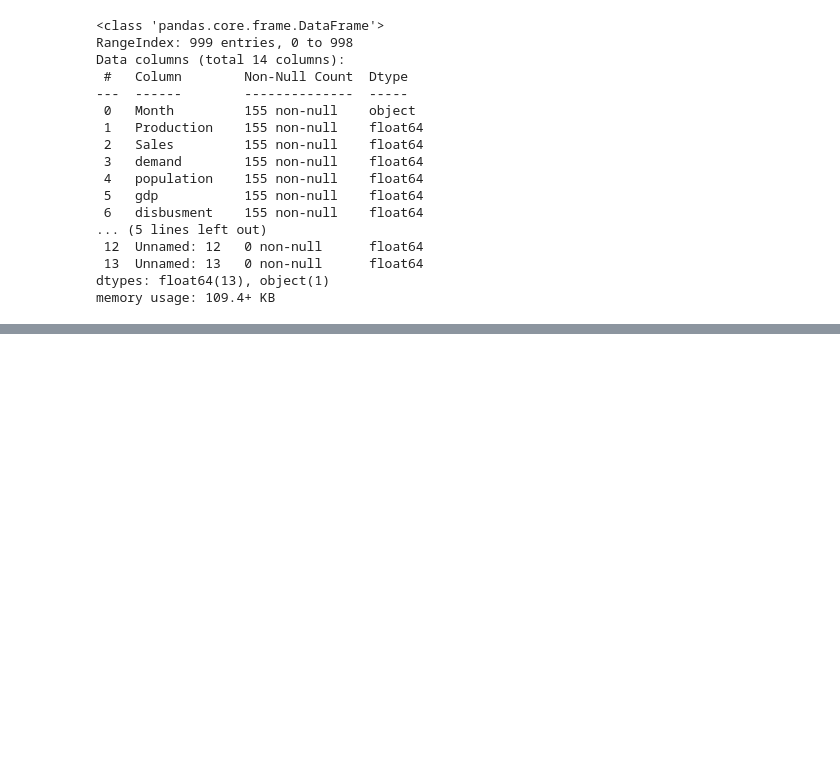
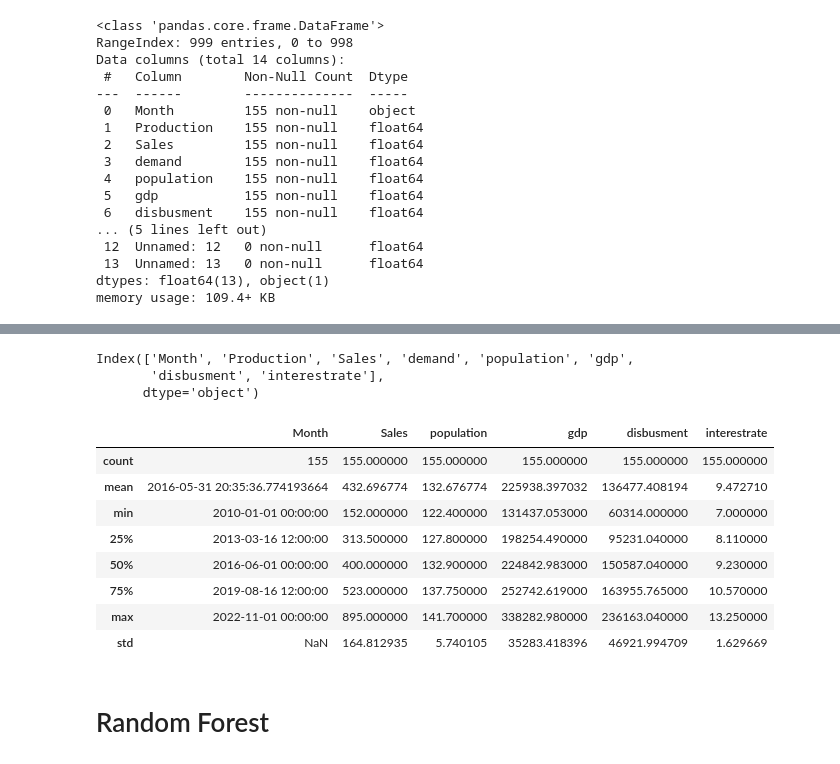
Before and after one commit to lfsotoc/cement_sales, a Jupyter notebook: notebook.ipynb, the cells around one changed output, grey strips where cells are left out. Saved outputs shown, nothing was run; the diff lists cells and outputs as text; code cells hidden in the pictures; blank space fills up the shorter version.

```diff
--- a/notebook.ipynb
+++ b/notebook.ipynb
@@ -32,0 +183,22 @@ memory usage: 109.4+ KB
+# %%
+df.columns
+# %% [output]
+Index(['Month', 'Production', 'Sales', 'demand', 'population', 'gdp',
+       'disbusment', 'interestrate'],
+      dtype='object')
+# %%
+df = df.drop(columns=['demand', 'Production'])
+# %%
+df.describe()
+# %% [output]
+|  | Month | Sales | population | gdp | disbusment | interestrate |
+| count | 155 | 155.000000 | 155.000000 | 155.000000 | 155.000000 | 155.000000 |
+| mean | 2016-05-31 20:35:36.774193664 | 432.696774 | 132.676774 | 225938.397032 | 136477.408194 | 9.472710 |
+| min | 2010-01-01 00:00:00 | 152.000000 | 122.400000 | 131437.053000 | 60314.000000 | 7.000000 |
+| 25% | 2013-03-16 12:00:00 | 313.500000 | 127.800000 | 198254.490000 | 95231.040000 | 8.110000 |
+| 50% | 2016-06-01 00:00:00 | 400.000000 | 132.900000 | 224842.983000 | 150587.040000 | 9.230000 |
+| 75% | 2019-08-16 12:00:00 | 523.000000 | 137.750000 | 252742.619000 | 163955.765000 | 10.570000 |
+| max | 2022-11-01 00:00:00 | 895.000000 | 141.700000 | 338282.980000 | 236163.040000 | 13.250000 |
+| std | NaN | 164.812935 | 5.740105 | 35283.418396 | 46921.994709 | 1.629669 |
+# %% [markdown]
+# Random Forest
```
Also changed, not shown: parts of 14 cells of this notebook.
